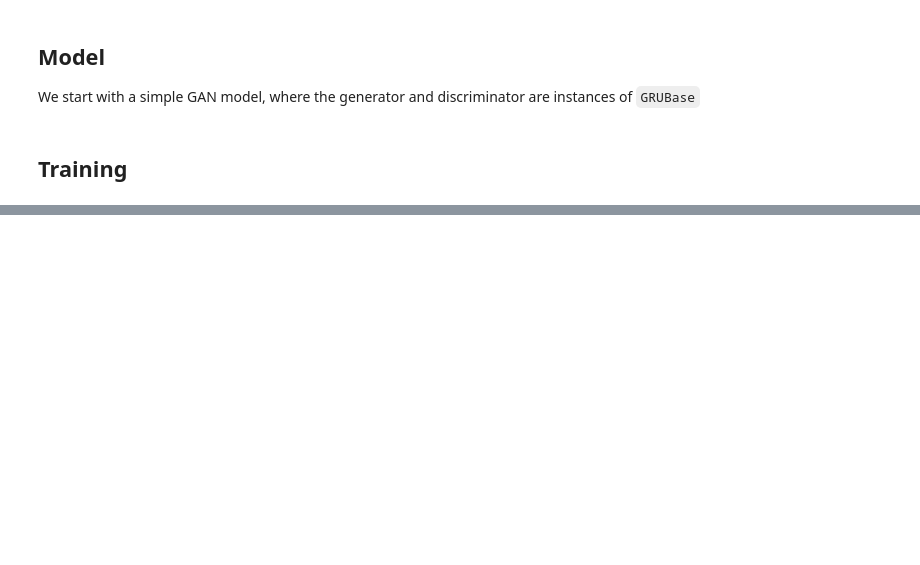
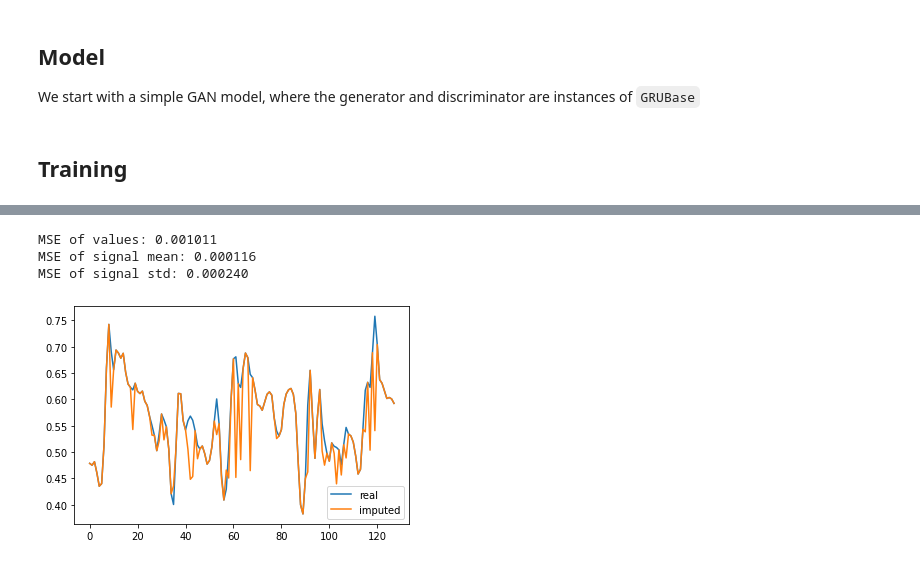
Before and after one commit to sohaiberrabii/data-imputation, a Jupyter notebook: data_imputation_UCIHAR.ipynb, the cells around one changed output, grey strips where cells are left out. Saved outputs shown, nothing was run; the diff lists cells and outputs as text; code cells hidden in the pictures; blank space fills up the shorter version.

```diff
--- a/data_imputation_UCIHAR.ipynb
+++ b/data_imputation_UCIHAR.ipynb
@@ -56,7 +58,10 @@ batch_size = 128
 num_epochs = 20
 
 # Learning rate for optimizers
-lr = 0.001
+lr = 0.005
+
+# Generator MSELoss multiplier
+alpha = 100
 # %% [markdown]
 Data
 ----
@@ -109,8 +113,16 @@ class GRUBase(nn.Module):
         output, _ = self.gru(x, hidden)
         return self.fc_out(output)
 
-    def initHidden(self, batch_size):
+    def init_hidden(self, batch_size):
         return torch.zeros(1, batch_size, self.hidden_size)
+
+
+def generator_loss(
+        x: Tensor, x_hat: Tensor,
+        mask: Tensor, d_x: Tensor) -> Tuple[Tensor, Tensor]:
+    return (nn.MSELoss()(mask * x, mask * x_hat),
+           torch.mean(~mask * torch.log(torch.add(d_x, 1e-8)))
+    )
 # %%
 # Generator & Discriminator
 netG = GRUBase(time_steps, n_features, hz)
@@ -222,0 +267,32 @@ for epoch in tqdm(range(num_epochs)):
+# %%
+# We impute the whole dataset at once
+with torch.no_grad():
+    # Complete data
+    x_complete = ucihar.data
+
+    # Impute the missing data
+    x_miss = ucihar_miss.data
+    z = torch.rand(x_miss.shape) * 0.01
+    mask = ~torch.isnan(x_miss)
+    x_noised = mask * torch.nan_to_num(x_miss) + ~mask * z
+    xG = netG(x_noised, netG.init_hidden(x_noised.shape[0]))
+    x_hat = mask * x_noised + ~mask * xG
+
+    # MSE
+    mean, std, val = imputation_mse(x_complete, x_hat, mask)
+    print(
+        f"MSE of values: {val:04f}\nMSE of signal mean: {mean:04f}\n"
+        f"MSE of signal std: {std:04f}"
+    )
+
+    # Plot some signal before/after imputation
+    signal_id = random.randrange(n_features)
+    sample_id = random.randrange(n_samples)
+    plt.plot(x_complete[sample_id, :, signal_id], label="real")
+    plt.plot(x_hat[sample_id, :, signal_id], label="imputed")
+    plt.legend()
+# %% [output]
+MSE of values: 0.001011
+MSE of signal mean: 0.000116
+MSE of signal std: 0.000240
+[figure, added]
```
Also changed, not shown: parts of 8 cells of this notebook, 2 other files.
